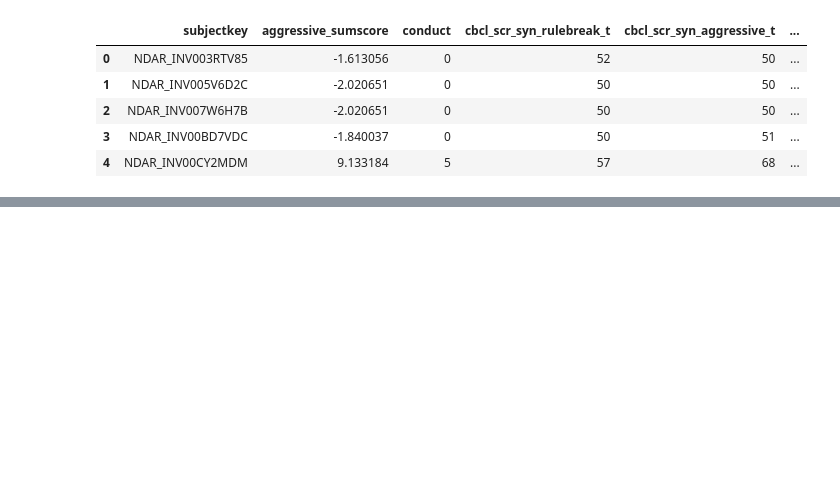
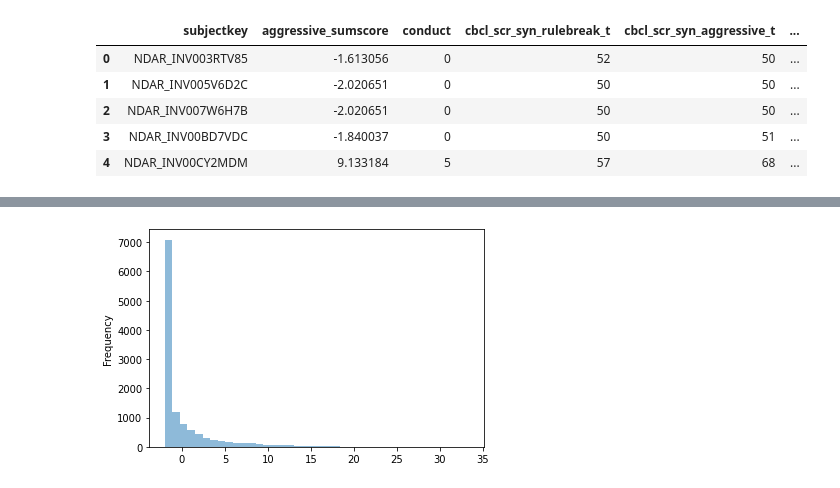
Before and after one commit to MARX1108/SocialBehav, a Jupyter notebook: Data Exploration.ipynb, the cells around one changed output, grey strips where cells are left out. Saved outputs shown, nothing was run; the diff lists cells and outputs as text; code cells hidden in the pictures; blank space fills up the shorter version.

```diff
--- a/Data Exploration.ipynb
+++ b/Data Exploration.ipynb
@@ -43,0 +291,8 @@ ag.head()
+# %%
+df1 = pd.read_csv("data/alldata.csv")
+print(df1.shape)
+# drop redundant attribute
+df1 = df1.drop(['asr_scr_perstr_t', 'asr_scr_somaticpr_t', 'asr_scr_inattention_t', 'crpbi_bothcare', 'kbi_p_c_best_friend', 'kbi_p_c_reg_friend_group', 'macv_p_ss_fs', 'macv_p_ss_fo', 'macv_p_ss_isr'], axis=1)
+df1 = df1.drop(['macv_p_ss_fr', 'macv_p_ss_r', 'demo_prnt_age_v2', 'demo_prnt_marital_v2', 'demo_comb_income_v2', 'demo_yrs_1', 'demo_yrs_2', 'parent_rules_q1', 'parent_rules_q4', 'parent_rules_q7'], axis=1)
+df1 = df1.drop(['su_risk_p_1', 'su_risk_p_2_3', 'su_risk_p_4_5', 'interview_age', 'interview_date', 'sex'], axis=1)
+print(df1.shape)
@@ -43,0 +324,4 @@ ag.head()
+# %%
+x = df1['aggressive_sumscore'].plot.hist(bins=40, alpha=0.5)
+# %% [output]
+[figure, added]
```
Also changed, not shown: parts of 14 cells of this notebook, 1 other file.
